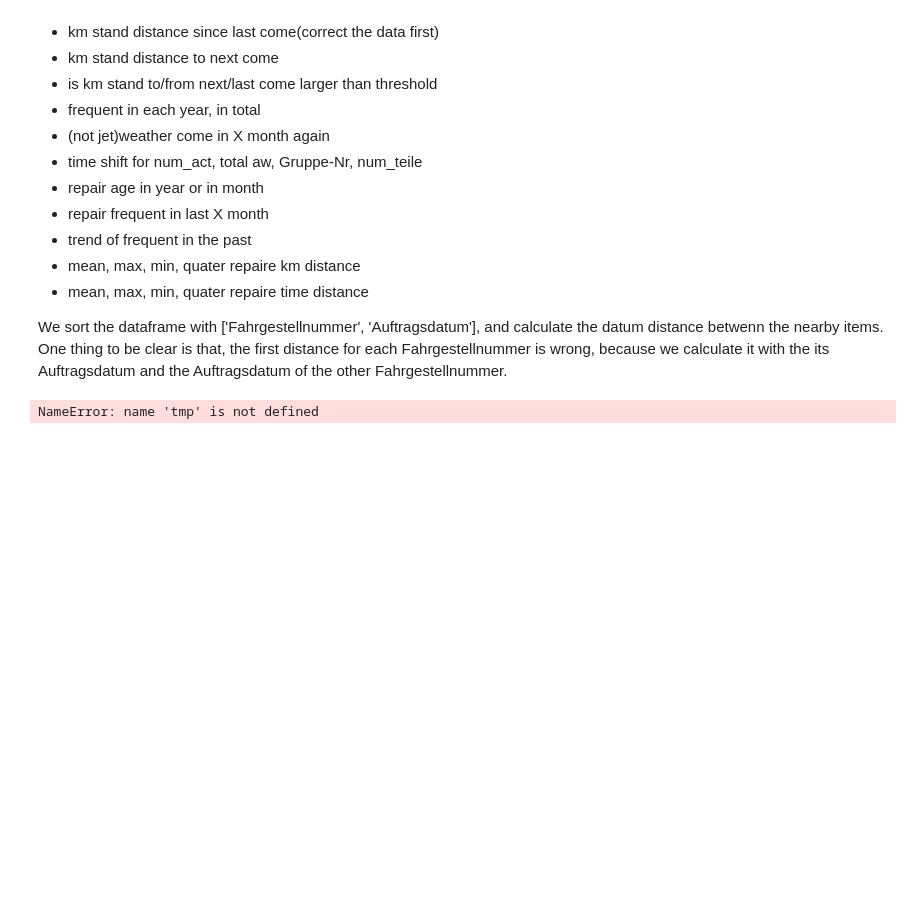
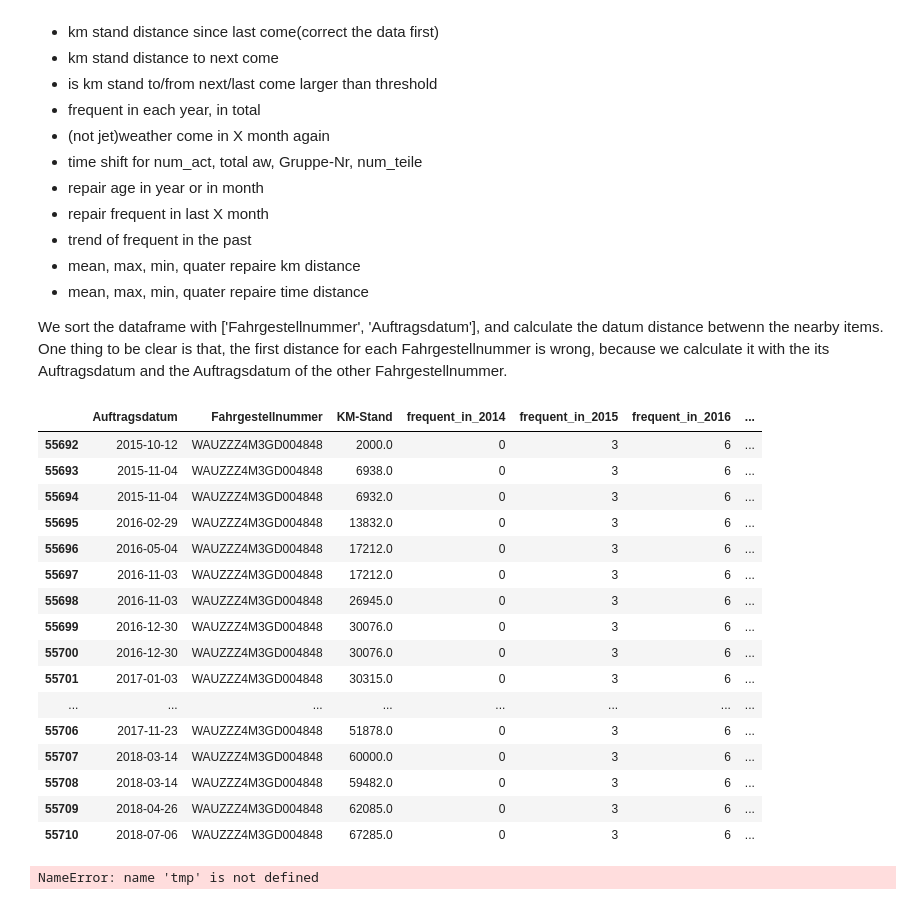
Before and after one commit to HuangYiran/data_mining, a Jupyter notebook: teco/Autohaus_weeber/notebook/Teilegruppe.ipynb, the cells around one changed output. Cells and saved outputs as stored; diff of their text form; code cells hidden in the pictures; blank space fills up the shorter version.

```diff
--- a/teco/Autohaus_weeber/notebook/Teilegruppe.ipynb
+++ b/teco/Autohaus_weeber/notebook/Teilegruppe.ipynb
@@ -726,6 +749,26 @@ df3 = pd.concat(out).reset_index().iloc[:, 1:]
 df3 = pd.read_pickle("../code/ec1.pkl")
 # %%
 df3 = df3.reset_index().iloc[:, 1:]
+# %%
+df3[df3['Fahrgestellnummer'] == 'WAUZZZ4M3GD004848']
+# %% [output]
+|  | Auftragsdatum | Fahrgestellnummer | KM-Stand | frequent_in_2014 | frequent_in_2015 | frequent_in_2016 | ... |
+| 55692 | 2015-10-12 | WAUZZZ4M3GD004848 | 2000.0 | 0 | 3 | 6 | ... |
+| 55693 | 2015-11-04 | WAUZZZ4M3GD004848 | 6938.0 | 0 | 3 | 6 | ... |
+| 55694 | 2015-11-04 | WAUZZZ4M3GD004848 | 6932.0 | 0 | 3 | 6 | ... |
+| 55695 | 2016-02-29 | WAUZZZ4M3GD004848 | 13832.0 | 0 | 3 | 6 | ... |
+| 55696 | 2016-05-04 | WAUZZZ4M3GD004848 | 17212.0 | 0 | 3 | 6 | ... |
+| 55697 | 2016-11-03 | WAUZZZ4M3GD004848 | 17212.0 | 0 | 3 | 6 | ... |
+| 55698 | 2016-11-03 | WAUZZZ4M3GD004848 | 26945.0 | 0 | 3 | 6 | ... |
+| 55699 | 2016-12-30 | WAUZZZ4M3GD004848 | 30076.0 | 0 | 3 | 6 | ... |
+| 55700 | 2016-12-30 | WAUZZZ4M3GD004848 | 30076.0 | 0 | 3 | 6 | ... |
+| 55701 | 2017-01-03 | WAUZZZ4M3GD004848 | 30315.0 | 0 | 3 | 6 | ... |
+| ... | ... | ... | ... | ... | ... | ... | ... |
+| 55706 | 2017-11-23 | WAUZZZ4M3GD004848 | 51878.0 | 0 | 3 | 6 | ... |
+| 55707 | 2018-03-14 | WAUZZZ4M3GD004848 | 60000.0 | 0 | 3 | 6 | ... |
+| 55708 | 2018-03-14 | WAUZZZ4M3GD004848 | 59482.0 | 0 | 3 | 6 | ... |
+| 55709 | 2018-04-26 | WAUZZZ4M3GD004848 | 62085.0 | 0 | 3 | 6 | ... |
+| 55710 | 2018-07-06 | WAUZZZ4M3GD004848 | 67285.0 | 0 | 3 | 6 | ... |
 # %%
 # test code
 # create feature: time distance from last coming
```
Also changed, not shown: parts of 30 cells of this notebook.
